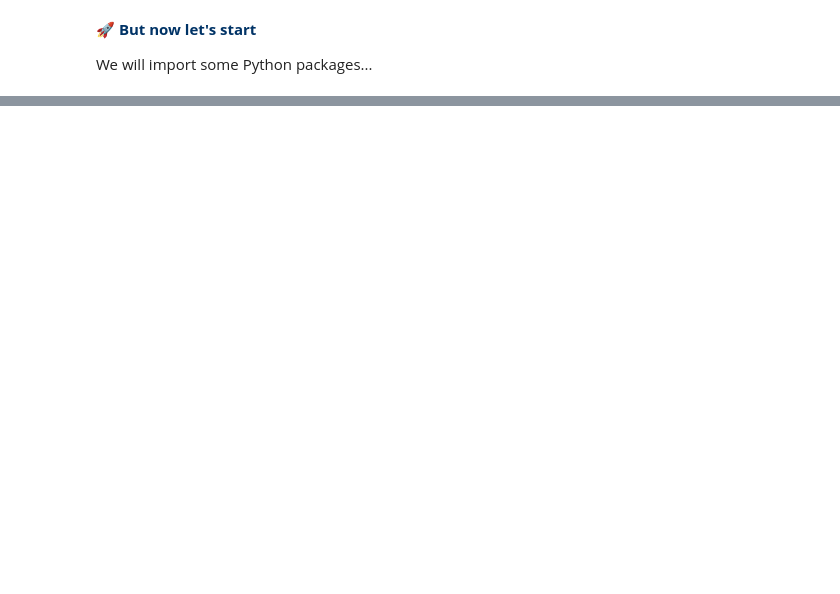
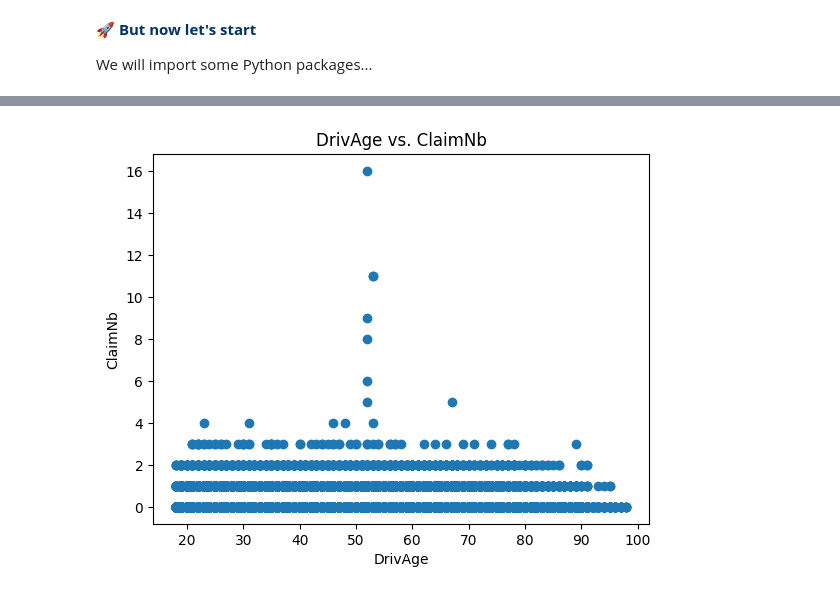
Before and after one commit to unkrejativ/axa-egoi-hands-on-session-2025, a Jupyter notebook: notebooks/1) data_preparation_sample_solution.ipynb, the cells around one changed output, grey strips where cells are left out. Drawn from its saved outputs; the diff is of its cells as text; code cells hidden in the pictures; blank space fills up the shorter version.

```diff
--- a/notebooks/1) data_preparation_sample_solution.ipynb
+++ b/notebooks/1) data_preparation_sample_solution.ipynb
@@ -171,5 +113,0 @@ Name: count, dtype: int64
-# %%
-# check otu the data types for the columns, is the IDpol data type correct?
-print(freq_data.dtypes)
-freq_data["IDpol"] = freq_data["IDpol"].astype(int)
-print(freq_data.dtypes)
@@ -197,3 +113,0 @@ def calculate_age_at(date_series):
-# %%
-# Calculate the driver's age
-freq_data['DrivAge'] = calculate_age_at(freq_data['DriverBirthDate'])
@@ -199,0 +160,4 @@ freq_data['DrivAge'] = calculate_age_at(freq_data['DriverBirthDate'])
+# %%
+from utils import calculate_age_from_birthdate
+
+freq_data['DrivAge'] = calculate_age_from_birthdate(freq_data['DriverBirthDate'])
@@ -212,5 +181,0 @@ plot_scatter(freq_data)
-# %%
-#cutte claims> 4 weg
-freq_data = freq_data[freq_data["ClaimNb"] <= 4]
-# execute the graphic again
-plot_scatter(freq_data)
@@ -216,0 +191,5 @@ plot_scatter(freq_data)
+# %%
+from utils import scatter_plot
+scatter_plot(freq_data, "DrivAge", "ClaimNb")
+# %% [output]
+[figure, added]
```
Also changed, not shown: parts of 41 cells of this notebook, 8 other files.
